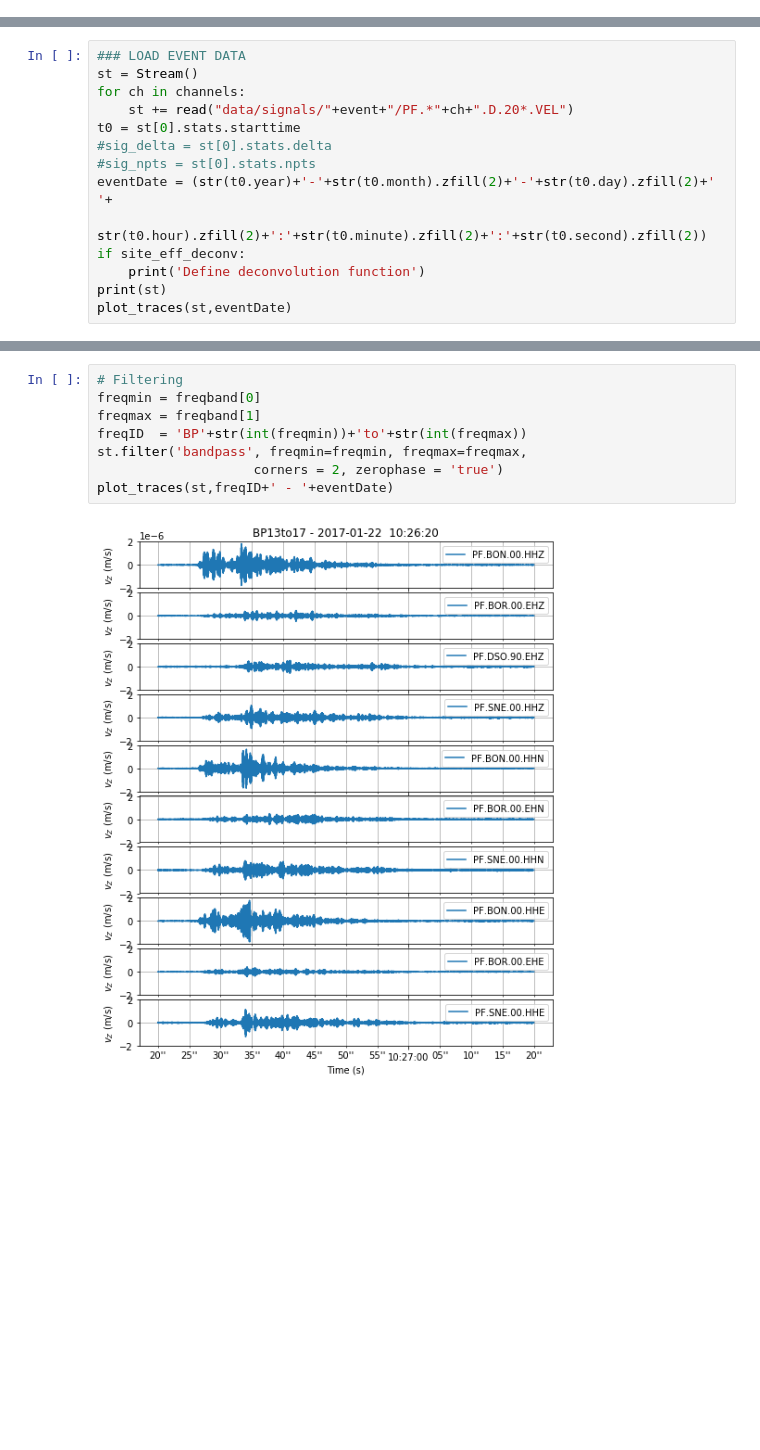
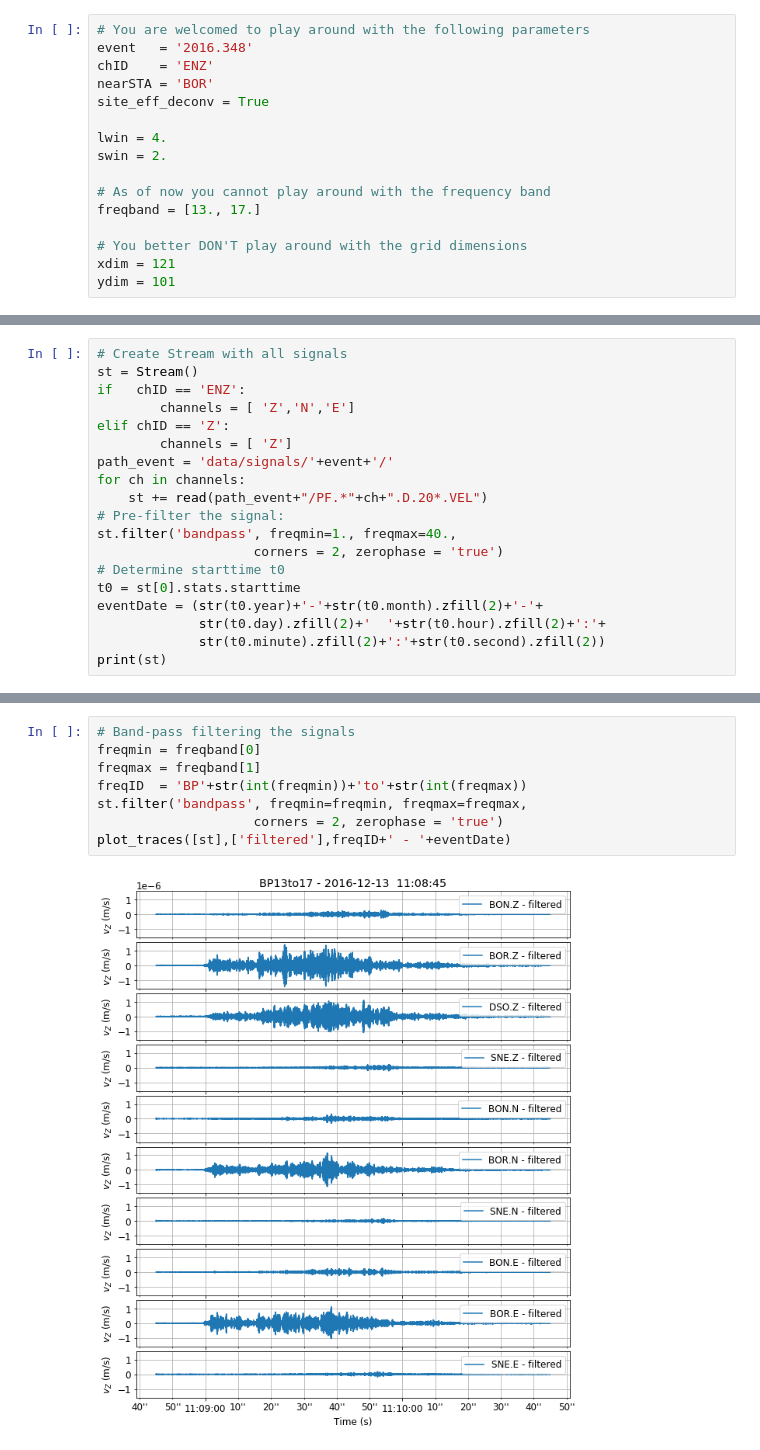
Before and after one commit to Jubeku/RF_localization, a Jupyter notebook: localize.ipynb, the cells around one changed output, grey strips where cells are left out. Cells and saved outputs as stored; diff of their text form; blank space fills up the shorter version.

```diff
--- a/localize.ipynb
+++ b/localize.ipynb
@@ -37,0 +49,16 @@ elif chID == 'Z':
+# %%
+# You are welcomed to play around with the following parameters
+event   = '2016.348'
+chID    = 'ENZ'
+nearSTA = 'BOR'
+site_eff_deconv = True
+
+lwin = 4.
+swin = 2.
+
+# As of now you cannot play around with the frequency band
+freqband = [13., 17.]
+
+# You better DON'T play around with the grid dimensions
+xdim = 121
+ydim = 101
@@ -38,16 +68,21 @@ elif chID == 'Z':
 # %%
-### LOAD EVENT DATA
+# Create Stream with all signals
 st = Stream()
+if   chID == 'ENZ':
+        channels = [ 'Z','N','E']
+elif chID == 'Z':
+        channels = [ 'Z']
+path_event = 'data/signals/'+event+'/'
 for ch in channels:
-    st += read("data/signals/"+event+"/PF.*"+ch+".D.20*.VEL")
+    st += read(path_event+"/PF.*"+ch+".D.20*.VEL")
+# Pre-filter the signal:
+st.filter('bandpass', freqmin=1., freqmax=40.,
+                    corners = 2, zerophase = 'true')
+# Determine starttime t0
 t0 = st[0].stats.starttime
-#sig_delta = st[0].stats.delta
-#sig_npts = st[0].stats.npts
-eventDate = (str(t0.year)+'-'+str(t0.month).zfill(2)+'-'+str(t0.day).zfill(2)+'  '+
-        str(t0.hour).zfill(2)+':'+str(t0.minute).zfill(2)+':'+str(t0.second).zfill(2))
-if site_eff_deconv:
-    print('Define deconvolution function')
+eventDate = (str(t0.year)+'-'+str(t0.month).zfill(2)+'-'+
+             str(t0.day).zfill(2)+'  '+str(t0.hour).zfill(2)+':'+
+             str(t0.minute).zfill(2)+':'+str(t0.second).zfill(2))
 print(st)
-plot_traces(st,eventDate)
 # %% [output]
 10 Trace(s) in Stream:
@@ -65,10 +123,10 @@ PF.SNE.00.HHE | 2017-01-22T10:26:19.998393Z - 2017-01-22T10:27:19.998393Z | 100.
 # %%
-# Filtering
+# Band-pass filtering the signals
 freqmin = freqband[0]
 freqmax = freqband[1]
 freqID  = 'BP'+str(int(freqmin))+'to'+str(int(freqmax))
 st.filter('bandpass', freqmin=freqmin, freqmax=freqmax,
                     corners = 2, zerophase = 'true')
-plot_traces(st,freqID+' - '+eventDate)
+plot_traces([st],['filtered'],freqID+' - '+eventDate)
 # %% [output]
-[figure, old version]
+[figure, new version]
```
Also changed, not shown: parts of 25 cells of this notebook, 29 other files.
